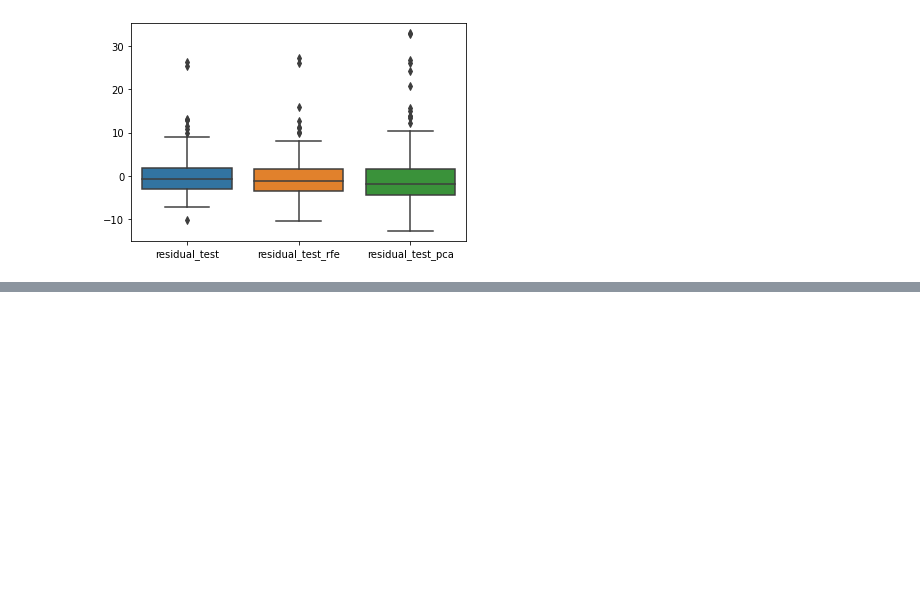
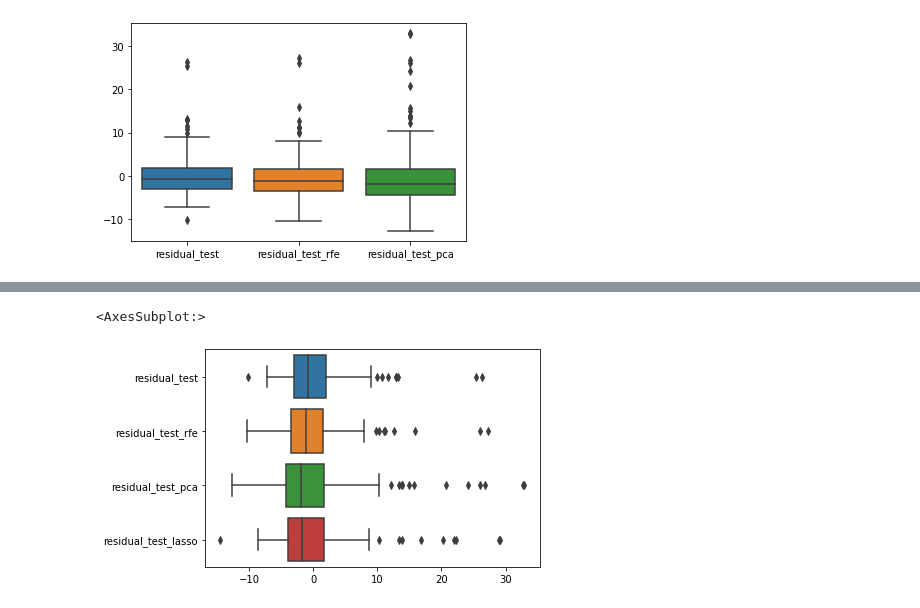
Before and after one commit to bansalkanav/Ultimate-Data-Science-Toolkit---From-Python-Basics-to-GenerativeAI, a Jupyter notebook: Module 4 - Machine Learning/04. Linear Regression/multiple_linear_reg_with_feature_selection.ipynb, the cells around one changed output, grey strips where cells are left out. Cells and saved outputs as stored; diff of their text form; code cells hidden in the pictures; blank space fills up the shorter version.

```diff
--- a/Module 4 - Machine Learning/04. Linear Regression/multiple_linear_reg_with_feature_selection.ipynb
+++ b/Module 4 - Machine Learning/04. Linear Regression/multiple_linear_reg_with_feature_selection.ipynb
@@ -1172,0 +1260,4 @@ sns.boxplot(data = res_df)
+# %%
+res_df['residual_test_lasso'] = residual_test_lasso
+
+res_df.head()
@@ -1172,0 +1271,5 @@ sns.boxplot(data = res_df)
+# %%
+sns.boxplot(data = res_df, orient='h')
+# %% [output]
+<AxesSubplot:>
+[figure, added]
```
Also changed, not shown: parts of 19 cells of this notebook.
